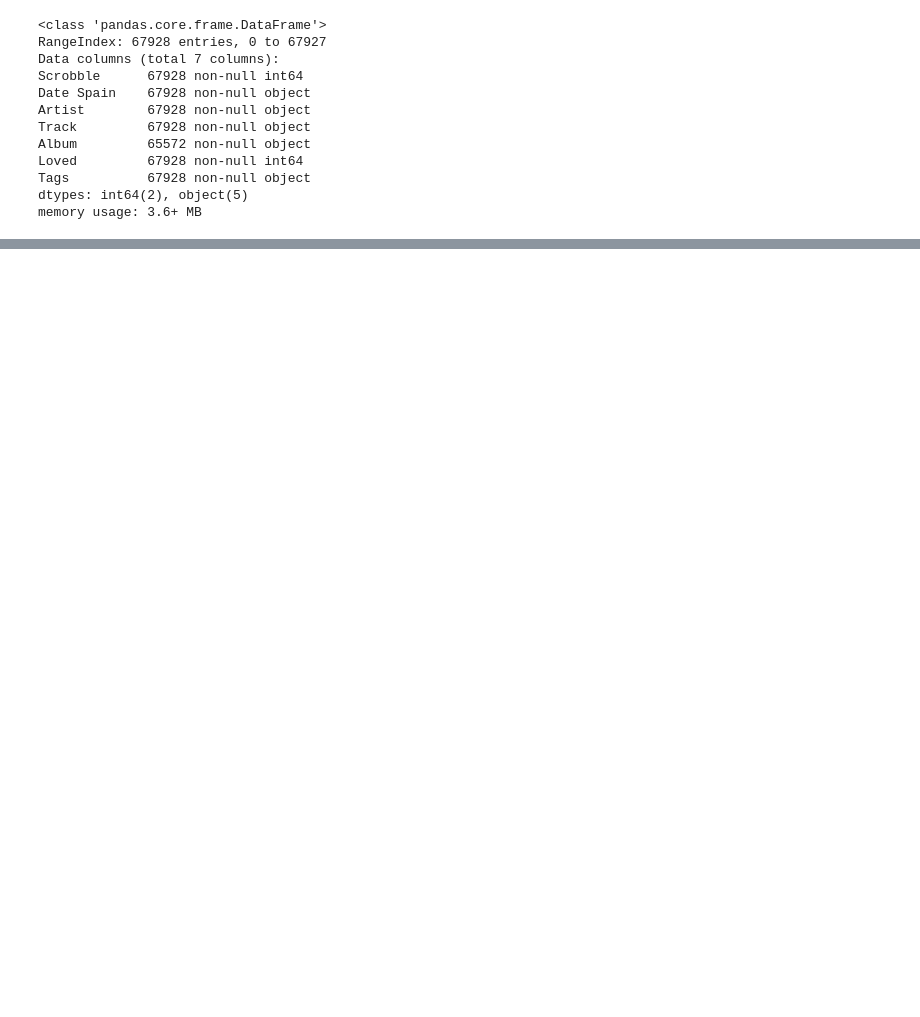
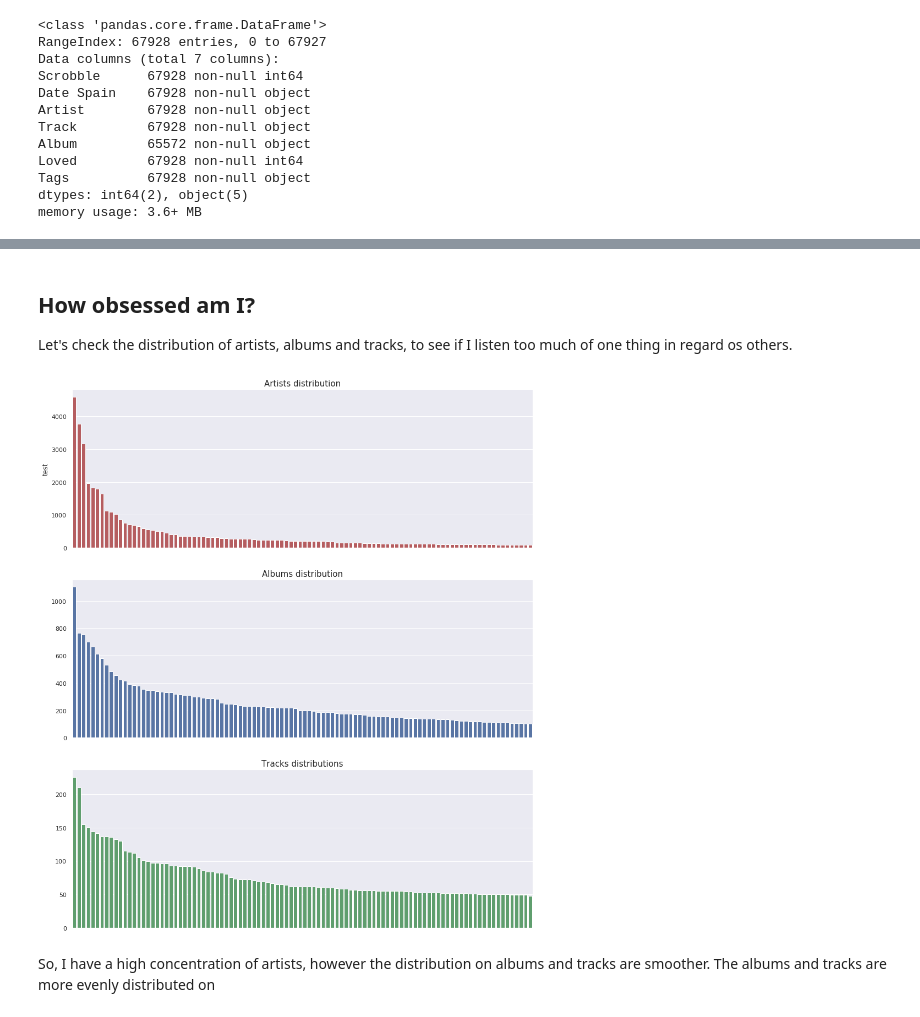
Before and after one commit to gomesfernanda/lastfm-reports, a Jupyter notebook: lastfm_analysis.ipynb, the cells around one changed output, grey strips where cells are left out. Saved outputs shown, nothing was run; the diff lists cells and outputs as text; code cells hidden in the pictures; blank space fills up the shorter version.

```diff
--- a/lastfm_analysis.ipynb
+++ b/lastfm_analysis.ipynb
@@ -78,0 +90,42 @@ for p in tracks_plot.patches:
+# %% [markdown]
+## How obsessed am I?
+
+Let's check the distribution of artists, albums and tracks, to see if I listen too much of one thing in regard os others.
+# %%
+counter_artists = top_artists.most_common(100)
+x_art = [item[0] for item in counter_artists]
+y_art = [item[1] for item in counter_artists]
+
+counter_albums = top_albums.most_common(101)
+x_alb = [item[0] for item in counter_albums[1:]]
+y_alb = [item[1] for item in counter_albums[1:]]
+
+counter_tracks = top_tracks.most_common(100)
+x_tra = [item[0] for item in counter_tracks]
+y_tra = [item[1] for item in counter_tracks]
+# %%
+plt.subplots(figsize=(15, 18))
+
+plt.subplot(3, 1, 1)
+artists_dist = sns.barplot(x_art, y_art, color="r")
+artists_dist.set_ylabel("Number of scrobbles per artist")
+artists_dist.axes.get_xaxis().set_visible(False)
+artists_dist.set_title('Artists distribution', fontsize=15)
+
+plt.subplot(3, 1, 2)
+albums_dist = sns.barplot(x_alb, y_alb, color="b")
+albums_dist.set_ylabel("Number of scrobbles per album")
+albums_dist.axes.get_xaxis().set_visible(False)
+albums_dist.set_title('Albums distribution', fontsize=15)
+
+plt.subplot(3, 1, 3)
+tracks_dist = sns.barplot(x_tra, y_tra, color="g")
+tracks_dist.set_ylabel("Number of scrobbles per track")
+tracks_dist.axes.get_xaxis().set_visible(False)
+tracks_dist.set_title('Tracks distributions', fontsize=15)
+
+plt.show()
+# %% [output]
+[figure, added]
+# %% [markdown]
+So, I have a high concentration of artists, however the distribution on albums and tracks are smoother. The albums and tracks are more evenly distributed on
```
Also changed, not shown: parts of 8 cells of this notebook.
